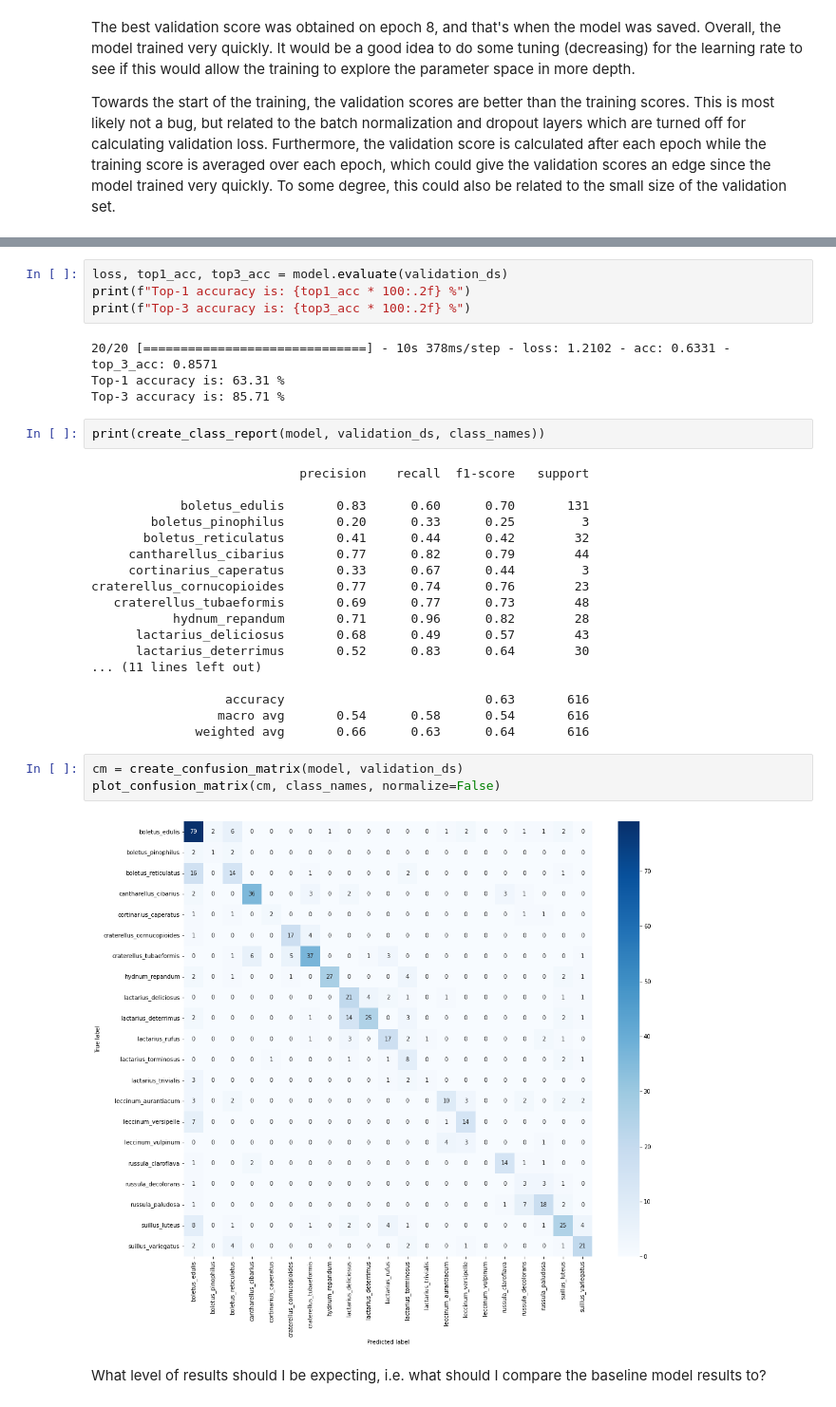
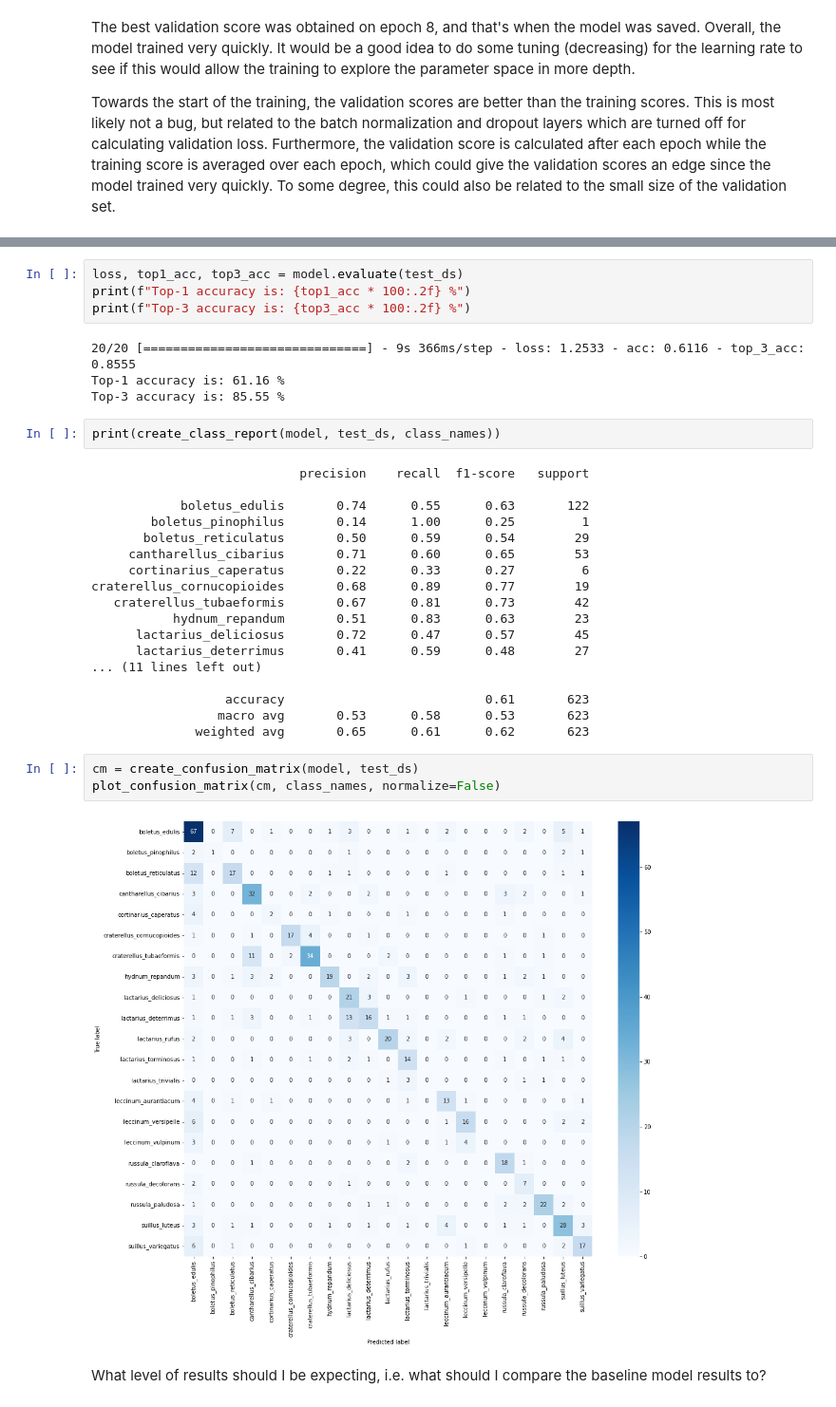
Before and after one commit to jpuka/mushi-identifier, a Jupyter notebook: notebooks/01-jp-mushi-identifier-v1.ipynb, the cells around one changed output, grey strips where cells are left out. Shown at 95% size. Saved outputs shown, nothing was run; the diff lists cells and outputs as text.

Commit message:
Correct typos, evaluate and lock baseline model

```diff
--- a/notebooks/01-jp-mushi-identifier-v1.ipynb
+++ b/notebooks/01-jp-mushi-identifier-v1.ipynb
@@ -268,36 +266,36 @@ Note: I'll just evaluate on the validation set for now, since I intend to do fur
 # %%
-loss, top1_acc, top3_acc = model.evaluate(validation_ds)
+loss, top1_acc, top3_acc = model.evaluate(test_ds)
 print(f"Top-1 accuracy is: {top1_acc * 100:.2f} %")
 print(f"Top-3 accuracy is: {top3_acc * 100:.2f} %")
 # %% [output]
-20/20 [==============================] - 10s 378ms/step - loss: 1.2102 - acc: 0.6331 - top_3_acc: 0.8571
-Top-1 accuracy is: 63.31 %
-Top-3 accuracy is: 85.71 %
+20/20 [==============================] - 9s 366ms/step - loss: 1.2533 - acc: 0.6116 - top_3_acc: 0.8555
+Top-1 accuracy is: 61.16 %
+Top-3 accuracy is: 85.55 %
 # %%
-print(create_class_report(model, validation_ds, class_names))
+print(create_class_report(model, test_ds, class_names))
 # %% [output]
                             precision    recall  f1-score   support
 
-            boletus_edulis       0.83      0.60      0.70       131
-        boletus_pinophilus       0.20      0.33      0.25         3
-       boletus_reticulatus       0.41      0.44      0.42        32
-     cantharellus_cibarius       0.77      0.82      0.79        44
-     cortinarius_caperatus       0.33      0.67      0.44         3
-craterellus_cornucopioides       0.77      0.74      0.76        23
-   craterellus_tubaeformis       0.69      0.77      0.73        48
-           hydnum_repandum       0.71      0.96      0.82        28
-      lactarius_deliciosus       0.68      0.49      0.57        43
-      lactarius_deterrimus       0.52      0.83      0.64        30
+            boletus_edulis       0.74      0.55      0.63       122
+        boletus_pinophilus       0.14      1.00      0.25         1
+       boletus_reticulatus       0.50      0.59      0.54        29
+     cantharellus_cibarius       0.71      0.60      0.65        53
+     cortinarius_caperatus       0.22      0.33      0.27         6
+craterellus_cornucopioides       0.68      0.89      0.77        19
+   craterellus_tubaeformis       0.67      0.81      0.73        42
+           hydnum_repandum       0.51      0.83      0.63        23
+      lactarius_deliciosus       0.72      0.47      0.57        45
+      lactarius_deterrimus       0.41      0.59      0.48        27
 ... (11 lines left out)
 
-                  accuracy                           0.63       616
-                 macro avg       0.54      0.58      0.54       616
-              weighted avg       0.66      0.63      0.64       616
+                  accuracy                           0.61       623
+                 macro avg       0.53      0.58      0.53       623
+              weighted avg       0.65      0.61      0.62       623
 # %%
-cm = create_confusion_matrix(model, validation_ds)
+cm = create_confusion_matrix(model, test_ds)
 plot_confusion_matrix(cm, class_names, normalize=False)
 # %% [output]
-[figure, old version]
+[figure, new version]
 # %% [markdown]
 What level of results should I be expecting, i.e. what should I compare the baseline model results to?
 # %% [markdown]
```
Also changed, not shown: parts of 7 cells of this notebook.
